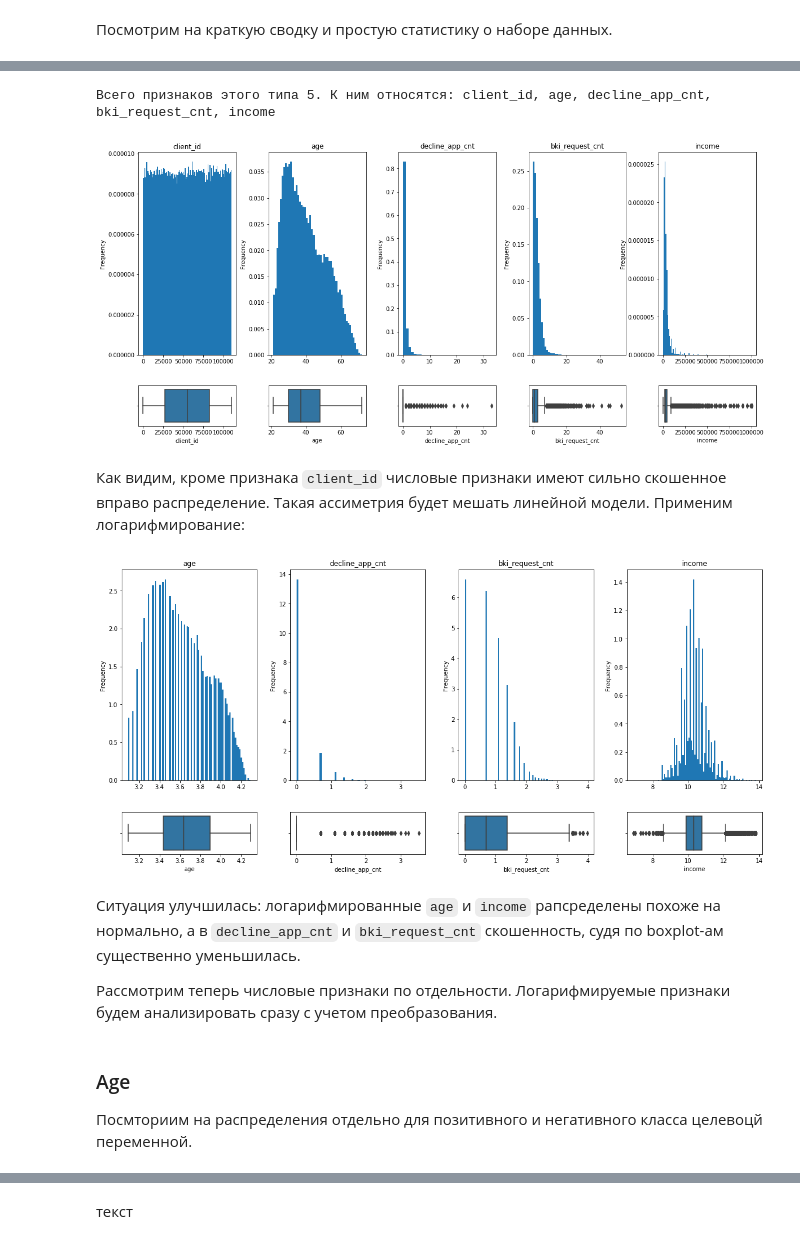
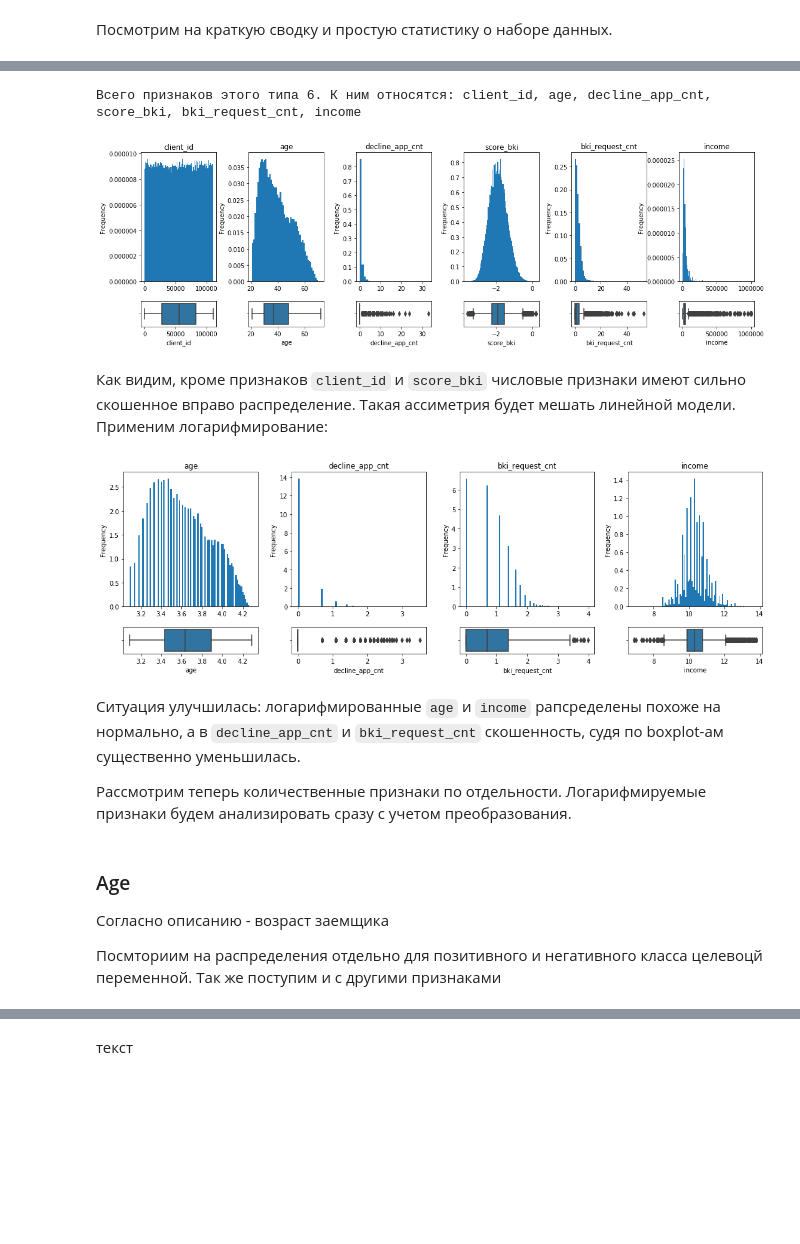
Before and after one commit to Urusut/IvanovDmitryV, a Jupyter notebook: Unit_5/Project_4.ipynb, the cells around one changed output, grey strips where cells are left out. Saved outputs shown, nothing was run; the diff lists cells and outputs as text; code cells hidden in the pictures; blank space fills up the shorter version.

```diff
--- a/Unit_5/Project_4.ipynb
+++ b/Unit_5/Project_4.ipynb
@@ -68,11 +72,11 @@ def nums_visualisation(df,annotation=False):
     if annotation: print(('Всего признаков этого типа {}. К ним относятся: ' + fstr).format(len(columns),*columns))
 
     indent = 0.05
-    fig = plt.figure(figsize=(16,5))
+    fig = plt.figure(figsize=(15,3))
     for i,col in enumerate(columns):
         row = df[col]
         min_diff = pd.Series(row.unique()).sort_values().diff().min()
-        bins = min(int((row.max()-row.min()) / min_diff),100)
+        bins = min(int((row.max()-row.min()) /min_diff + 1),100)
 
         fig.add_axes([1/cols_num*i, 0.35, 1/cols_num-indent, 1])
         plt.title(col)
@@ -88,7 +92,7 @@ def num_visualisation(row,hue):
     row2 = row[hue==1]
 
     min_diff = pd.Series(row.unique()).sort_values().diff().min()
-    bins = min(int((row.max()-row.min()) / min_diff),100)
+    bins = min(int((row.max()-row.min()) /min_diff + 1),100)
     bins_range = row.min()-min_diff/2 ,row.max()+min_diff/2
 
     fig = plt.figure(figsize=(15,5))
@@ -111,7 +115,7 @@ def cats_visualisation(df):
     print(('Всего признаков этого типа {}. К ним относятся: ' + fstr).format(len(columns),*columns))
 
     indent = 0.05
-    fig = plt.figure(figsize=(16,5))
+    fig = plt.figure(figsize=(14,3))
     for i,col in enumerate(columns):
         row = df[col]
         bins = df.shape[1]
@@ -139,8 +143,8 @@ def cat_visualisation(row):
 
 def pre_process(df):
     label_encoder = LabelEncoder()
-    scaler = MinMaxScaler()
-        # scaler = StandardScaler()
+#     scaler = MinMaxScaler()
+    scaler = StandardScaler()
 
     num_uniq = df.nunique()
     bin_cols = df.columns[num_uniq==2]
@@ -150,8 +154,14 @@ def pre_process(df):
     # заполнение пропусков
     df.education.fillna(df.education.mode()[0],inplace=True)
 
+    # обработка временного ряда
+#     df.app_date = df.app_date.apply(lambda x: datetime.strptime(x[:2]+'-'+x[2:5]+'-'+x[5:], '%d-%b-%Y'))
+#     df['app_day_num'] = (df.app_date - df.app_date.min()).dt.days
+#     df['app_weekday'] = df.app_date.dt.weekday
+#     df['app_day_weekend'] = df.app_date.dt.weekday.ge(5).astype(int)
+
     # обработка численных признаков
-    for col in num_cols:
+    for col in num_cols.drop(['client_id','score_bki']):
         df[col] = np.log(df[col]+1)
 
     df[num_cols] = scaler.fit_transform(df[num_cols].values)
@@ -163,6 +173,9 @@ def pre_process(df):
     for col in bin_cols:
         df[col] = label_encoder.fit_transform(df[col])
 
+    # удаление client_id
+    df.drop(columns='client_id')
+
     return df
 
 def validation(X,y,model):
@@ -295,5 +306,6 @@ data.head(3)
 # %%
 num_uniq = data.nunique()
+time_col = pd.Index(['app_date'])
 bin_cols = data.columns[num_uniq==2]
 cat_cols = data.columns[(num_uniq>2) & (num_uniq<10)]
-num_cols = data.columns[num_uniq>=10]
+num_cols = data.columns[num_uniq>=10].drop(time_col)
@@ -299,0 +323,8 @@ num_cols = data.columns[num_uniq>=10]
+# %%
+data['app_day_num'] = (data.app_date - data.app_date.min()).dt.days  # день подачи заявки от начала ведения базы данных
+data['day'] = data.app_date.dt.day                                   # число подачи заявки
+data['app_weekday'] = data.app_date.dt.weekday                       # день недели подачи заявки
+data['app_day_weekend'] = data.app_date.dt.weekday.ge(5).astype(int) # день подачи заявки - выходной
+data['app_month_beginning'] = data.app_date.dt.day.le(7).astype(int) # подача заявки в первые 7 дней месяца
+
+data.drop(columns='app_date',inplace=True)
@@ -308,22 +367,23 @@ num_cols = data.columns[num_uniq>=10]
 # %%
 nums_visualisation(data[num_cols], annotation=True)
 # %% [output]
-Всего признаков этого типа 5. К ним относятся: client_id, age, decline_app_cnt, bki_request_cnt, income
+Всего признаков этого типа 6. К ним относятся: client_id, age, decline_app_cnt, score_bki, bki_request_cnt, income
-[figure, old version]
+[figure, new version]
 # %% [markdown]
-Как видим, кроме признака `client_id` числовые признаки имеют сильно скошенное вправо распределение. Такая ассиметрия будет мешать линейной модели. Применим логарифмирование:
+Как видим, кроме признаков `client_id` и `score_bki`  числовые признаки имеют сильно скошенное вправо распределение. Такая ассиметрия будет мешать линейной модели. Применим логарифмирование:
 # %%
-nums_visualisation(np.log(data[num_cols.drop('client_id')]+1))
+nums_visualisation(np.log(data[num_cols.drop(['client_id','score_bki'] )]+1))
 # %% [output]
-[figure, old version]
+[figure, new version]
 # %% [markdown]
 Ситуация улучшилась: логарифмированные `age` и `income` рапсределены похоже на нормально, а в `decline_app_cnt` и `bki_request_cnt` скошенность, судя по boxplot-ам существенно уменьшилась.
 
-Рассмотрим теперь числовые признаки по отдельности. Логарифмируемые признаки будем анализировать сразу с учетом преобразования.
+Рассмотрим теперь количественные признаки по отдельности. Логарифмируемые признаки будем анализировать сразу с учетом преобразования.
 # %% [markdown]
 ### Age
+Согласно описанию - возраст заемщика
 
-Посмториим на распределения отдельно для позитивного и негативного класса целевоцй переменной.
+Посмториим на распределения отдельно для позитивного и негативного класса целевоцй переменной. Так же поступим и с другими признаками
 # %%
 num_visualisation(np.log(data.age+1),data.default)
 # %% [output]
```
Also changed, not shown: parts of 110 cells of this notebook, 1 other file.
